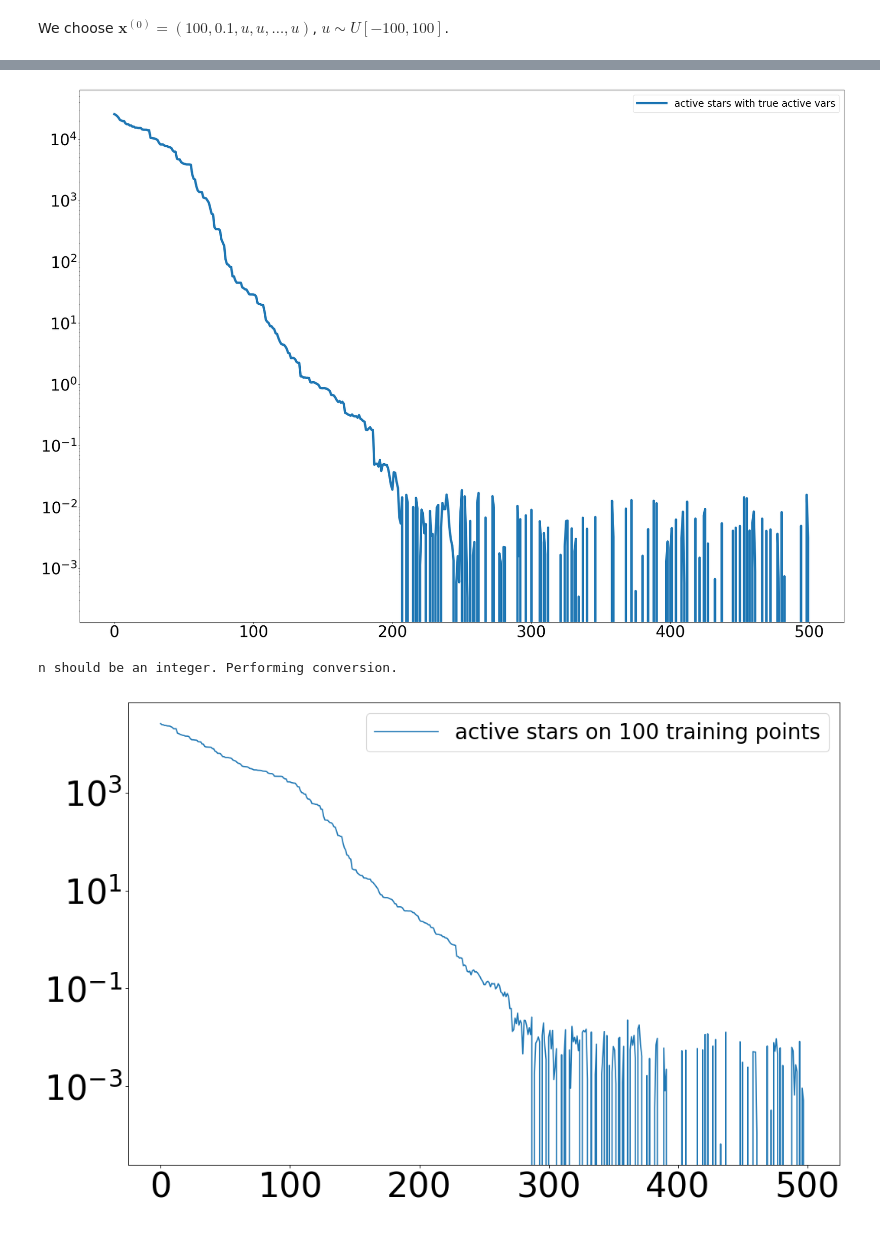
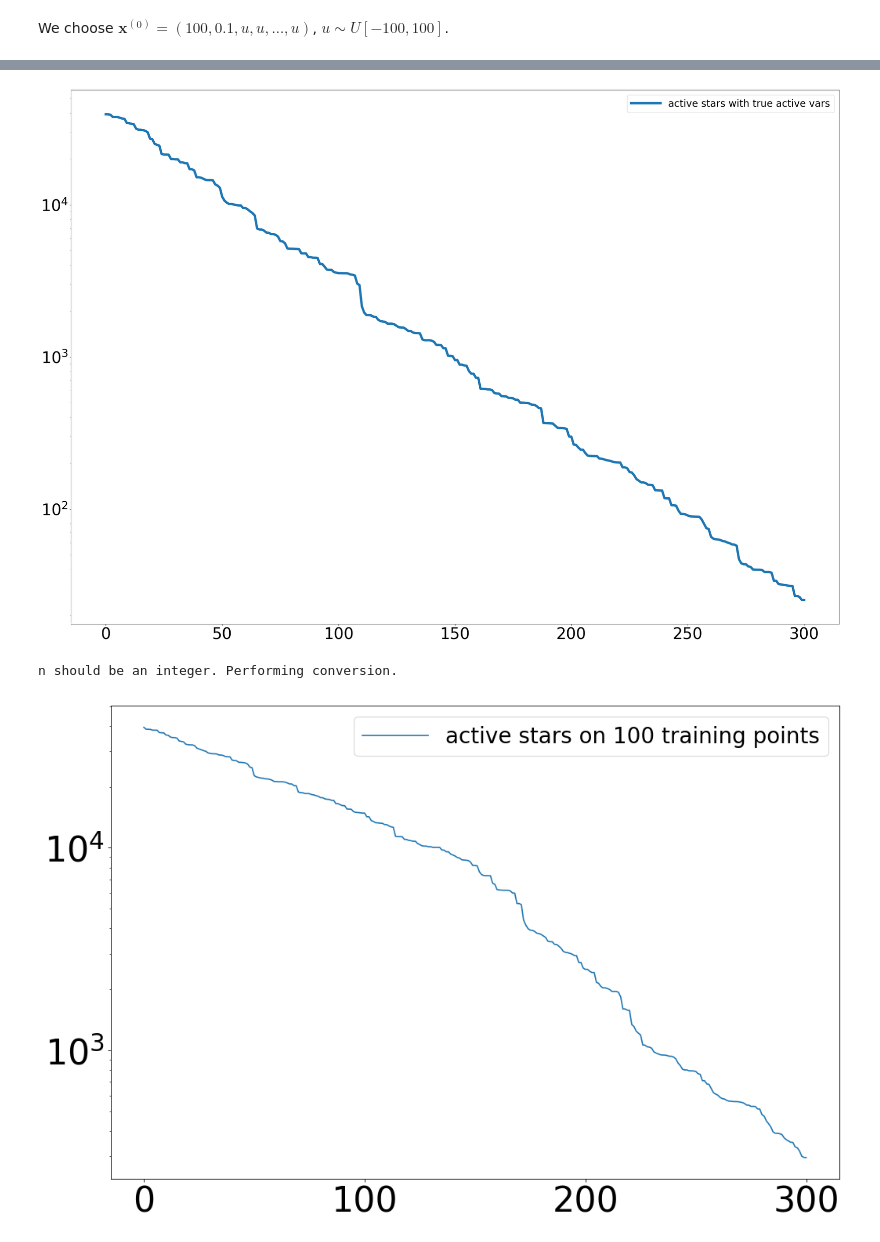
Before and after one commit to mathematicalmichael/personalresearch, a Jupyter notebook: Notebooks/MS_thesis_ex1_add_noise.ipynb, the cells around one changed output, grey strips where cells are left out. Saved outputs shown, nothing was run; the diff lists cells and outputs as text; code cells hidden in the pictures.

```diff
--- a/Notebooks/MS_thesis_ex1_add_noise.ipynb
+++ b/Notebooks/MS_thesis_ex1_add_noise.ipynb
@@ -53,8 +53,8 @@ estimated noise var is 0.00021342366780916034 true var is 0.0001 with relative e
 # %%
 h=1/M
-fm=gen_f_vals[0]
-f0=gen_f_vals[1]
-fp=gen_f_vals[2]
+fm=gen_f_vals[1]
+f0=gen_f_vals[2]
+fp=gen_f_vals[3]
 L_1_hat=abs(fp-2*f0+fm)*(1/h)**2
 
 d1=abs(fp-f0)*(1/h)
@@ -70,7 +70,7 @@ mu_star=dfo.get_mu_star(mynoise,L_1_hat,dim)
 h=dfo.get_h(L_1_hat,dim)
 # %%
 x=np.copy(xinit)
-maxit=500
+maxit=300
 xhist=np.array(x)
 fhist=np.array(tfun(x))
 yhist=xhist
@@ -111,7 +110,7 @@ ss = ac.subspaces.Subspaces()
 mu_star=dfo.get_mu_star(mynoise,L_1_hat,3)
 h=dfo.get_h(L_1_hat,3)
 
-for tr_stop in range(50,500,50):
+for tr_stop in range(50,300,50):
 
     trainx=np.hstack((xhist[:,0:tr_stop],yhist[:,0:tr_stop]))
     trainf=np.vstack((fhist[0:tr_stop],ghist[0:tr_stop]))
@@ -125,20 +124,19 @@ for tr_stop in range(50,500,50):
     # Use Global Quadratic
     ss.compute(X=trainx, f=trainf, nboot=0, sstype='QPHD')
 
-    sub=ss.eigenvecs[:,0:dim]
-    #sub=ss.eigenvecs
+    sub=ss.eigenvecs[:,0:3]
+    our_wts=np.sqrt(ss.eigenvals)
 
     x4=np.transpose([xhist[:,tr_stop-1]])
     xhist4=np.array(x4)
     fhist4=np.array(tfun(x4))
 
-    active=sub
 
-    for i in range(0,500-tr_stop):
-        [x4,f,temp,temp2,p,q,L1B]=dfo.STARS(x4,tfun,mu_star,h,active=active,wts=ss.eigenvals)
+    for i in range(0,300-tr_stop):
+        [x4,f,temp,temp2,p,q,L1B]=dfo.STARS(x4,tfun,mu_star,h,active=sub,wts=None)
         xhist4=np.hstack((xhist4,x4))
         fhist4=np.vstack((fhist4,f))
-    plt.semilogy(range(tr_stop,501),fhist4,label='Train '+str(tr_stop),lw=6)
+    plt.semilogy(range(tr_stop,301),fhist4,label='Train '+str(tr_stop),lw=6)
 
 
 plt.semilogy(fhist, ls=':', lw=6, label='STARS full vars')
@@ -174,8 +173,8 @@ for i in range(3):
     eigenvals[i]=1
 
 
-for i in range(500):
-    [x3,f,temp1,temp2, p ,q,L1B]=dfo.STARS(x3,tfun,mu_star,h,active=active,wts=eigenvals)
+for i in range(300):
+    [x3,f,temp1,temp2, p ,q,L1B]=dfo.STARS(x3,tfun,mu_star,h,active=active,wts=None)
     xhist3=np.hstack((xhist3,x3))
     fhist3=np.vstack((fhist3,f))
 
@@ -183,43 +182,43 @@ plt.semilogy(fhist3,lw=6, label='active stars with true active vars')
 plt.legend()
 plt.show()
 # %% [output]
-[figure, old version]
+[figure, new version]
 # %%
 plt.figure(figsize=(15,10))
 ss = ac.subspaces.Subspaces()
 mu_star=dfo.get_mu_star(mynoise,L_1_hat,3)
 h=dfo.get_h(L_1_hat,3)
 
-tr_stop=100
+tr_stop=150
 
 trainx=np.hstack((xhist[:,0:tr_stop],yhist[:,0:tr_stop]))
 trainf=np.vstack((fhist[0:tr_stop],ghist[0:tr_stop]))
 trainx=np.transpose(trainx)
 
 
 
 # Use Global Quadratic
 ss.compute(X=trainx, f=trainf, nboot=0, sstype='QPHD')
 
-sub=ss.eigenvecs[:,0:dim]
+sub=ss.eigenvecs[:,0:3]
 
 x4=np.transpose([xhist[:,tr_stop-1]])
 xhist4=np.array(x4)
 fhist5=np.vstack((fhist[0:tr_stop],tfun(x4)))
 
 
-for i in range(0,500-tr_stop):
-    [x4,f,temp,temp2,p,q,L1B]=dfo.STARS(x4,tfun,mu_star,h,active=sub,wts=ss.eigenvals)
+for i in range(0,300-tr_stop):
+    [x4,f,temp,temp2,p,q,L1B]=dfo.STARS(x4,tfun,mu_star,h,active=sub,wts=None)
     xhist4=np.hstack((xhist4,x4))
     fhist5=np.vstack((fhist5,f))
 
 
 plt.semilogy(fhist5, label='active stars on 100 training points')
 plt.legend()
 plt.show()
 # %% [output]
 n should be an integer. Performing conversion.
-[figure, old version]
+[figure, new version]
 # %%
 plt.xlabel('$k$, iteration count')
 plt.ylabel('$\log f(\lambda^{(k)})$')
```
Also changed, not shown: parts of 10 cells of this notebook, 5 other files.
